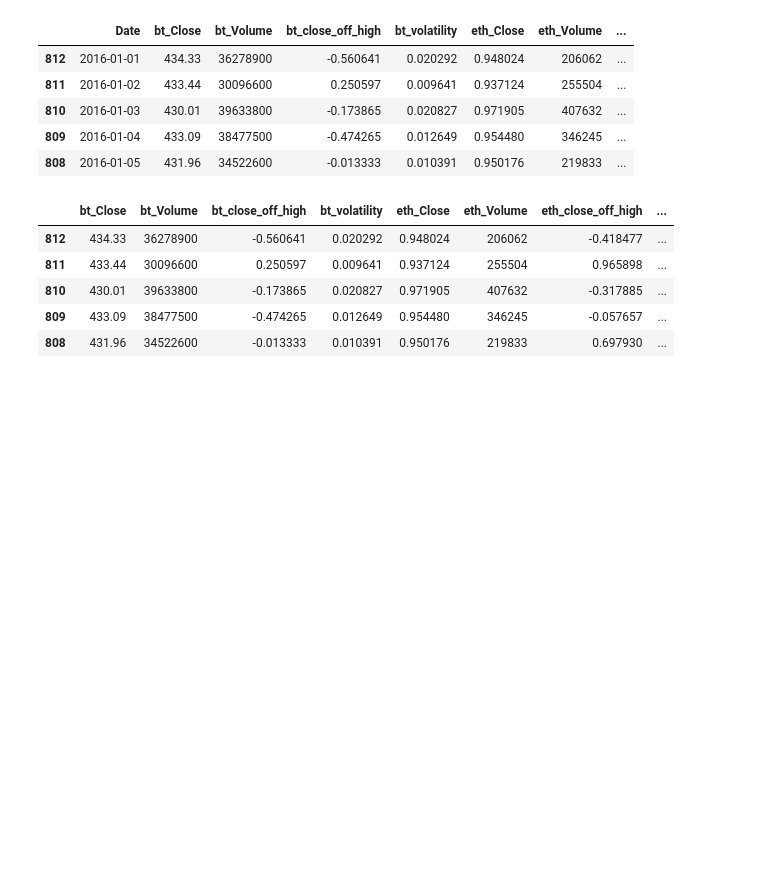
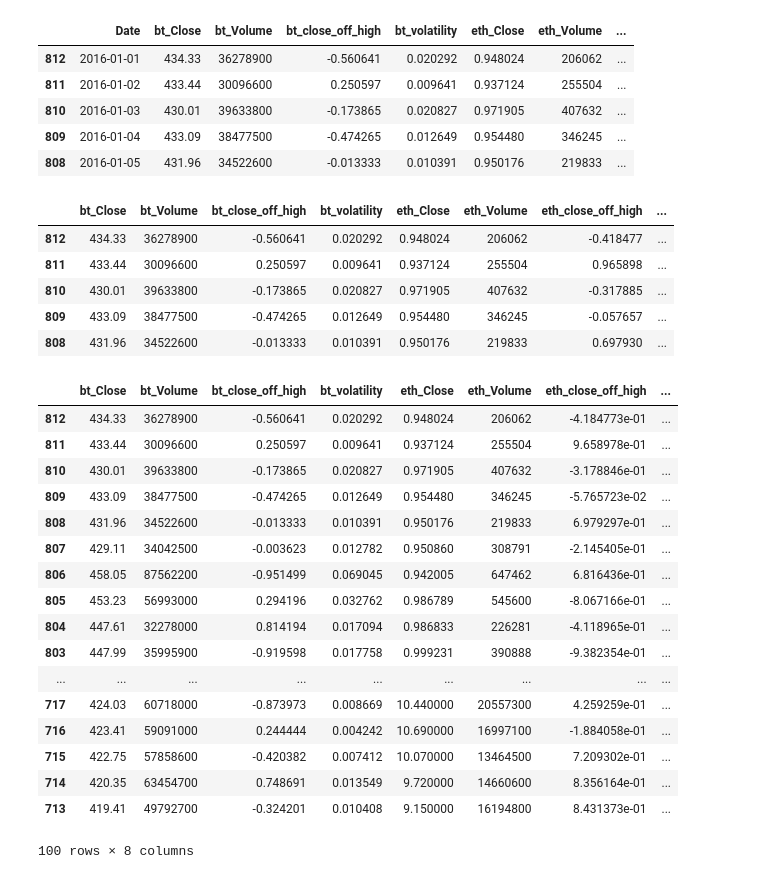
Before and after one commit to habichta/DeepLearning-LSTM, a Jupyter notebook: KerasLSTM.ipynb, the cells around one changed output. Saved outputs shown, nothing was run; the diff lists cells and outputs as text; code cells hidden in the pictures; blank space fills up the shorter version.

```diff
--- a/KerasLSTM.ipynb
+++ b/KerasLSTM.ipynb
@@ -89,3 +89,26 @@ training_set.head()
 | 810 | 430.01 | 39633800 | -0.173865 | 0.020827 | 0.971905 | 407632 | -0.317885 | ... |
 | 809 | 433.09 | 38477500 | -0.474265 | 0.012649 | 0.954480 | 346245 | -0.057657 | ... |
 | 808 | 431.96 | 34522600 | -0.013333 | 0.010391 | 0.950176 | 219833 | 0.697930 | ... |
+# %%
+#Window settings for timeseries analysis
+window_len=10
+norm_cols = [coin+metric for coin in ['bt_','eth_'] for metric in ['Close','Volume']]
+# %% [output]
+|  | bt_Close | bt_Volume | bt_close_off_high | bt_volatility | eth_Close | eth_Volume | eth_close_off_high | ... |
+| 812 | 434.33 | 36278900 | -0.560641 | 0.020292 | 0.948024 | 206062 | -4.184773e-01 | ... |
+| 811 | 433.44 | 30096600 | 0.250597 | 0.009641 | 0.937124 | 255504 | 9.658978e-01 | ... |
+| 810 | 430.01 | 39633800 | -0.173865 | 0.020827 | 0.971905 | 407632 | -3.178846e-01 | ... |
+| 809 | 433.09 | 38477500 | -0.474265 | 0.012649 | 0.954480 | 346245 | -5.765723e-02 | ... |
+| 808 | 431.96 | 34522600 | -0.013333 | 0.010391 | 0.950176 | 219833 | 6.979297e-01 | ... |
+| 807 | 429.11 | 34042500 | -0.003623 | 0.012782 | 0.950860 | 308791 | -2.145405e-01 | ... |
+| 806 | 458.05 | 87562200 | -0.951499 | 0.069045 | 0.942005 | 647462 | 6.816436e-01 | ... |
+| 805 | 453.23 | 56993000 | 0.294196 | 0.032762 | 0.986789 | 545600 | -8.067166e-01 | ... |
+| 804 | 447.61 | 32278000 | 0.814194 | 0.017094 | 0.986833 | 226281 | -4.118965e-01 | ... |
+| 803 | 447.99 | 35995900 | -0.919598 | 0.017758 | 0.999231 | 390888 | -9.382354e-01 | ... |
+| ... | ... | ... | ... | ... | ... | ... | ... | ... |
+| 717 | 424.03 | 60718000 | -0.873973 | 0.008669 | 10.440000 | 20557300 | 4.259259e-01 | ... |
+| 716 | 423.41 | 59091000 | 0.244444 | 0.004242 | 10.690000 | 16997100 | -1.884058e-01 | ... |
+| 715 | 422.75 | 57858600 | -0.420382 | 0.007412 | 10.070000 | 13464500 | 7.209302e-01 | ... |
+| 714 | 420.35 | 63454700 | 0.748691 | 0.013549 | 9.720000 | 14660600 | 8.356164e-01 | ... |
+| 713 | 419.41 | 49792700 | -0.324201 | 0.010408 | 9.150000 | 16194800 | 8.431373e-01 | ... |
+100 rows × 8 columns
```
Also changed, not shown: parts of 5 cells of this notebook.
